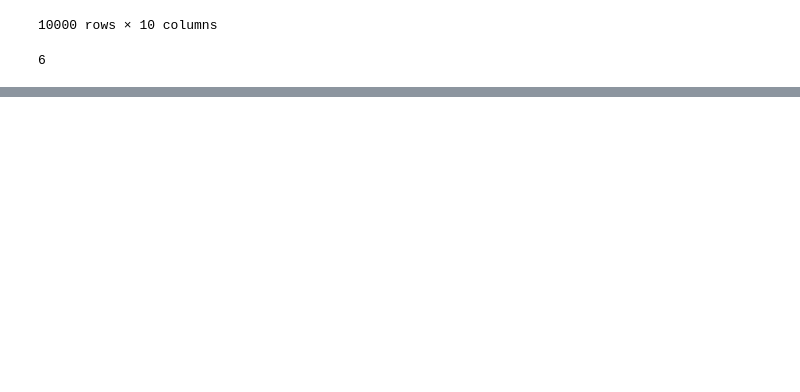
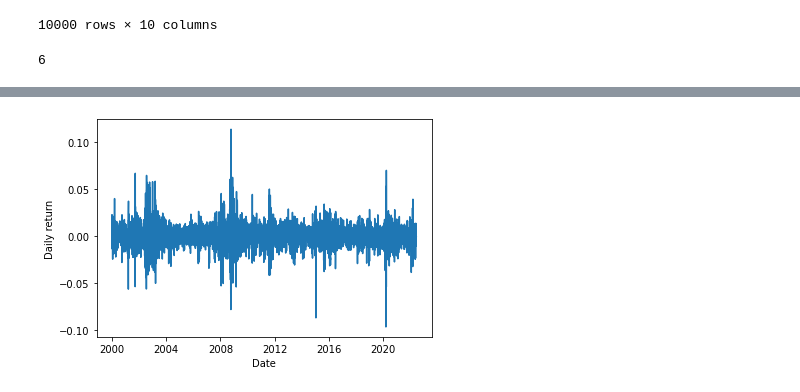
Before and after one commit to technometrics-lab/17-Venture-Capital-Risk-and-Return, a Jupyter notebook: src/notebooks/stylized_facts.ipynb, the cells around one changed output, grey strips where cells are left out. Saved outputs shown, nothing was run; the diff lists cells and outputs as text; code cells hidden in the pictures; blank space fills up the shorter version.

```diff
--- a/src/notebooks/stylized_facts.ipynb
+++ b/src/notebooks/stylized_facts.ipynb
@@ -241,0 +272,6 @@ capitaliq.announced_on[0].day
+# %%
+sns.lineplot(data=daily_ret, x='Date', y='SMI')
+plt.ylabel('Daily return')
+plt.savefig('figures/smi_line.pdf')
+# %% [output]
+[figure, added]
```
Also changed, not shown: parts of 4 cells of this notebook, 1 other file.
